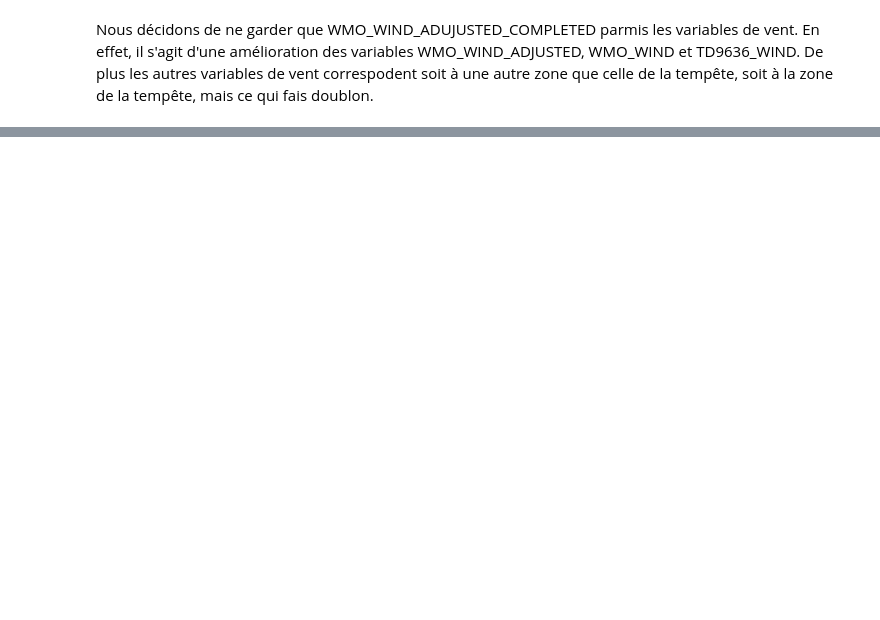
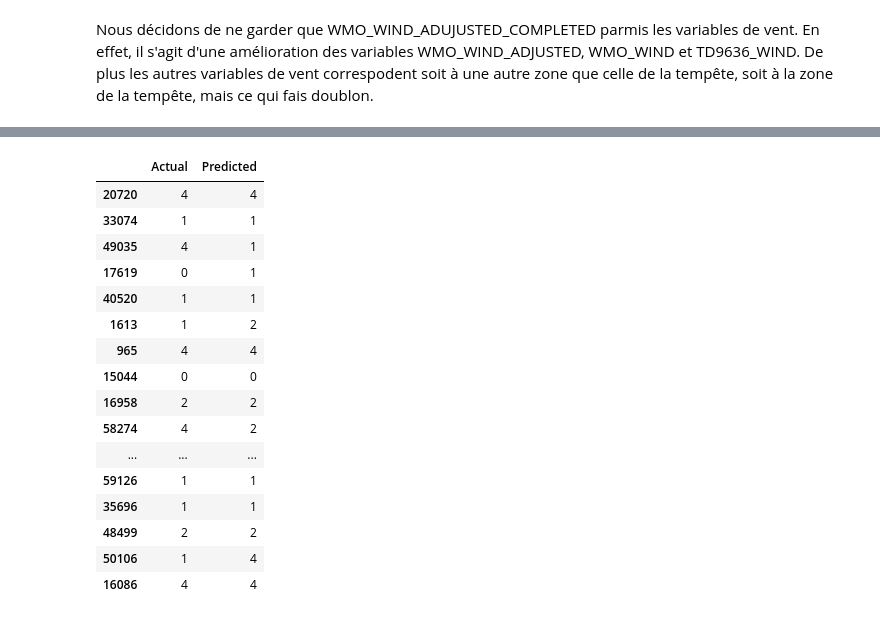
Before and after one commit to 1leolem1/Tropical-Cyclone-Strength-Prediction, a Jupyter notebook: EDA_Paul.ipynb, the cells around one changed output, grey strips where cells are left out. Cells and saved outputs as stored; diff of their text form; code cells hidden in the pictures; blank space fills up the shorter version.

```diff
--- a/EDA_Paul.ipynb
+++ b/EDA_Paul.ipynb
@@ -969,0 +860,3 @@ df = df.drop(columns=["WMO_WIND_ADJUSTED","WMO_WIND","TD9636_WIND","USA_WIND","T
+# %%
+X = df.drop(columns=['TD9636_STAGE'], errors='ignore').copy()
+y = df['TD9636_STAGE'].copy()
@@ -969,0 +1110,25 @@ df = df.drop(columns=["WMO_WIND_ADJUSTED","WMO_WIND","TD9636_WIND","USA_WIND","T
+# %%
+df_comparison = pd.DataFrame({
+    'Actual': y_test,
+    'Predicted': y_pred
+})
+# %%
+df_comparison.sample(20)
+# %% [output]
+|  | Actual | Predicted |
+| 20720 | 4 | 4 |
+| 33074 | 1 | 1 |
+| 49035 | 4 | 1 |
+| 17619 | 0 | 1 |
+| 40520 | 1 | 1 |
+| 1613 | 1 | 2 |
+| 965 | 4 | 4 |
+| 15044 | 0 | 0 |
+| 16958 | 2 | 2 |
+| 58274 | 4 | 2 |
+| ... | ... | ... |
+| 59126 | 1 | 1 |
+| 35696 | 1 | 1 |
+| 48499 | 2 | 2 |
+| 50106 | 1 | 4 |
+| 16086 | 4 | 4 |
```
Also changed, not shown: parts of 61 cells of this notebook.
